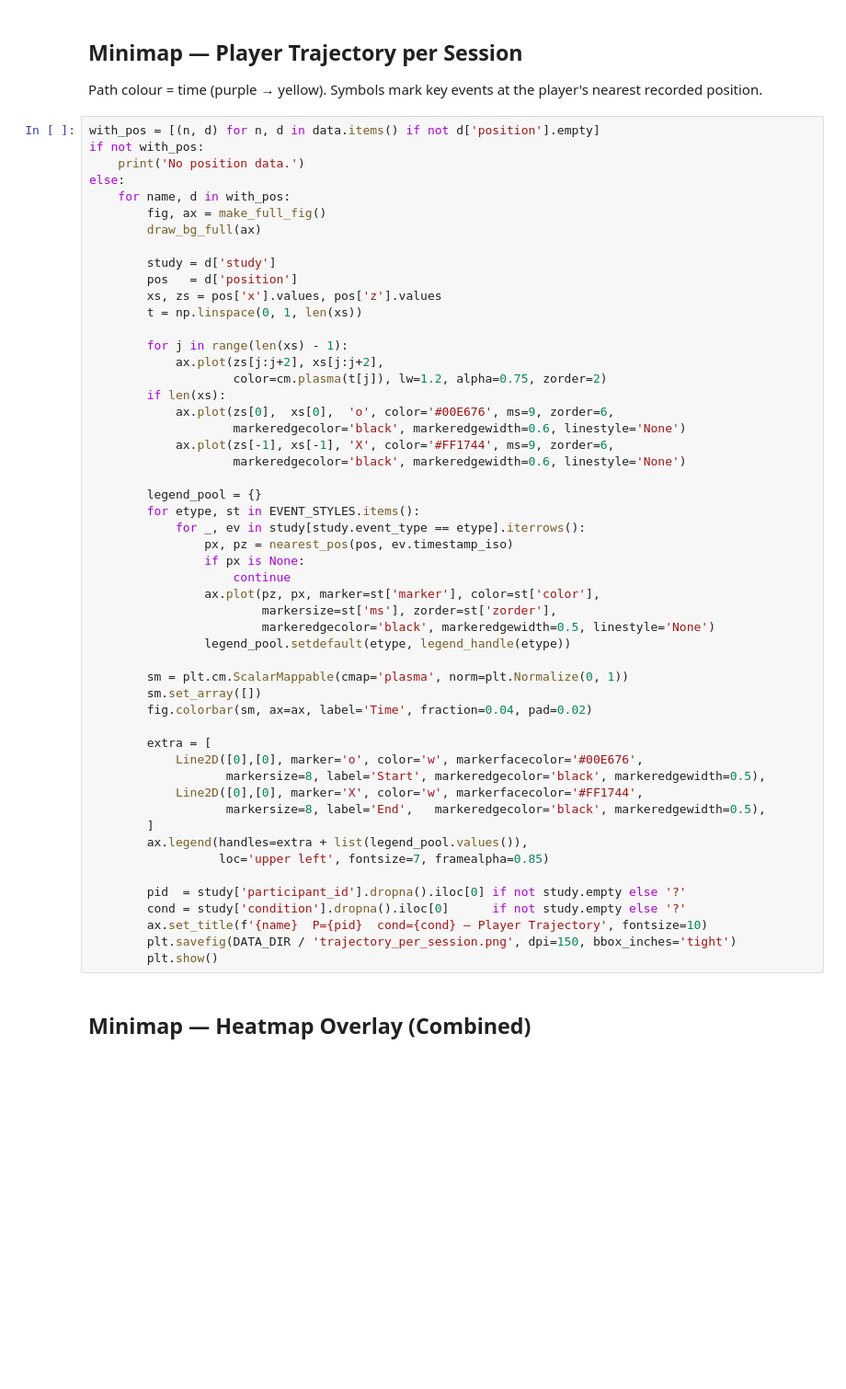
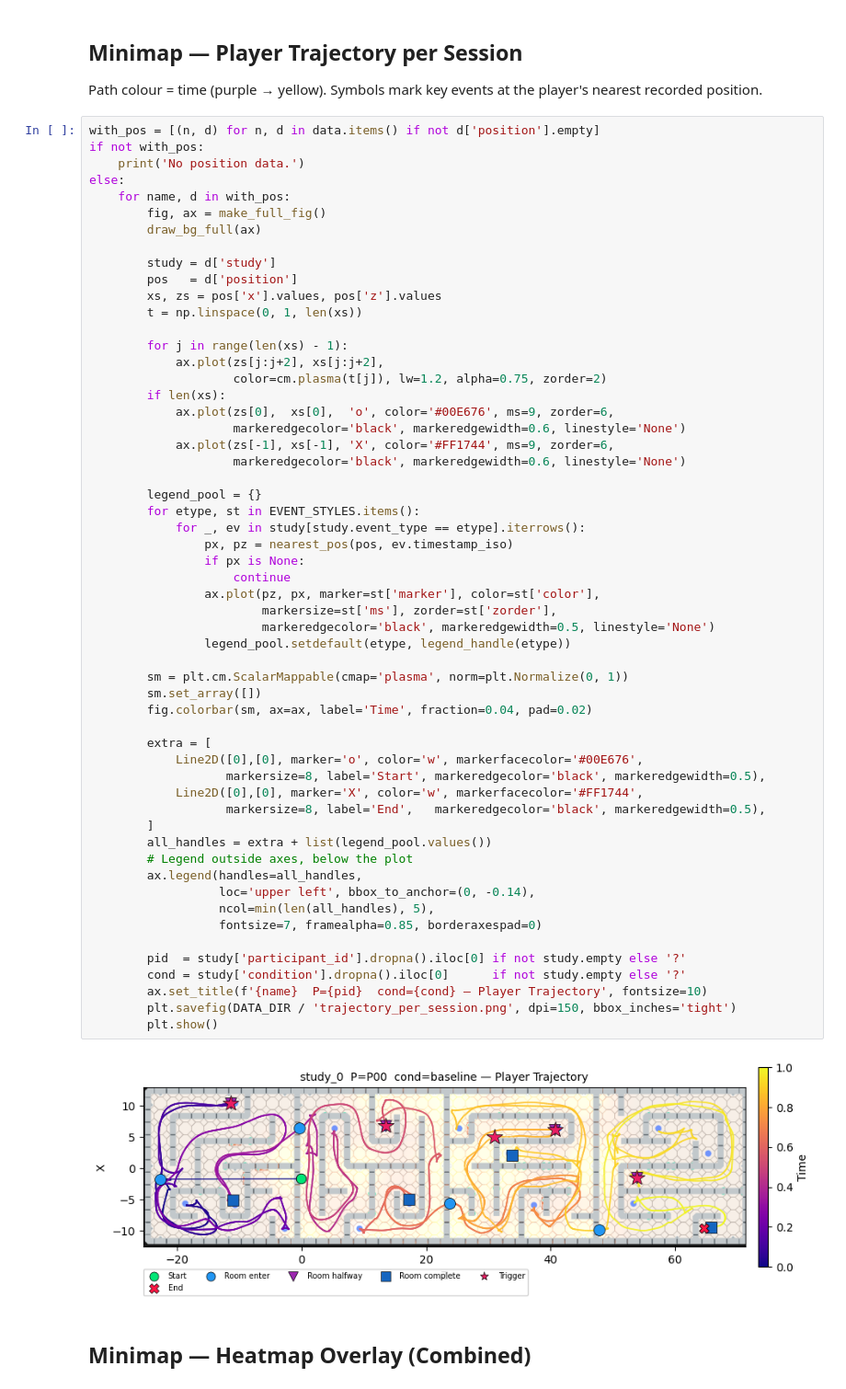
Before and after one commit to TXST-CS7389I-Spring-2026-Group-Project/DreamGuard, a Jupyter notebook: scripts/analysis.ipynb, the cells around one changed output. Shown at 92% size. Drawn from its saved outputs; the diff is of its cells as text; blank space fills up the shorter version.

```diff
--- a/scripts/analysis.ipynb
+++ b/scripts/analysis.ipynb
@@ -415,35 +427,41 @@ else:
             ax.plot(zs[-1], xs[-1], 'X', color='#FF1744', ms=9, zorder=6,
                     markeredgecolor='black', markeredgewidth=0.6, linestyle='None')
 
         legend_pool = {}
         for etype, st in EVENT_STYLES.items():
             for _, ev in study[study.event_type == etype].iterrows():
                 px, pz = nearest_pos(pos, ev.timestamp_iso)
                 if px is None:
                     continue
                 ax.plot(pz, px, marker=st['marker'], color=st['color'],
                         markersize=st['ms'], zorder=st['zorder'],
                         markeredgecolor='black', markeredgewidth=0.5, linestyle='None')
                 legend_pool.setdefault(etype, legend_handle(etype))
 
         sm = plt.cm.ScalarMappable(cmap='plasma', norm=plt.Normalize(0, 1))
         sm.set_array([])
         fig.colorbar(sm, ax=ax, label='Time', fraction=0.04, pad=0.02)
 
         extra = [
             Line2D([0],[0], marker='o', color='w', markerfacecolor='#00E676',
                    markersize=8, label='Start', markeredgecolor='black', markeredgewidth=0.5),
             Line2D([0],[0], marker='X', color='w', markerfacecolor='#FF1744',
                    markersize=8, label='End',   markeredgecolor='black', markeredgewidth=0.5),
         ]
-        ax.legend(handles=extra + list(legend_pool.values()),
-                  loc='upper left', fontsize=7, framealpha=0.85)
+        all_handles = extra + list(legend_pool.values())
+        # Legend outside axes, below the plot
+        ax.legend(handles=all_handles,
+                  loc='upper left', bbox_to_anchor=(0, -0.14),
+                  ncol=min(len(all_handles), 5),
+                  fontsize=7, framealpha=0.85, borderaxespad=0)
 
         pid  = study['participant_id'].dropna().iloc[0] if not study.empty else '?'
         cond = study['condition'].dropna().iloc[0]      if not study.empty else '?'
         ax.set_title(f'{name}  P={pid}  cond={cond} — Player Trajectory', fontsize=10)
         plt.savefig(DATA_DIR / 'trajectory_per_session.png', dpi=150, bbox_inches='tight')
         plt.show()
+# %% [output]
+[figure, added]
 # %% [markdown]
 ## Minimap — Heatmap Overlay (Combined)
 # %%
```
Also changed, not shown: parts of 12 cells of this notebook, 18 other files.
